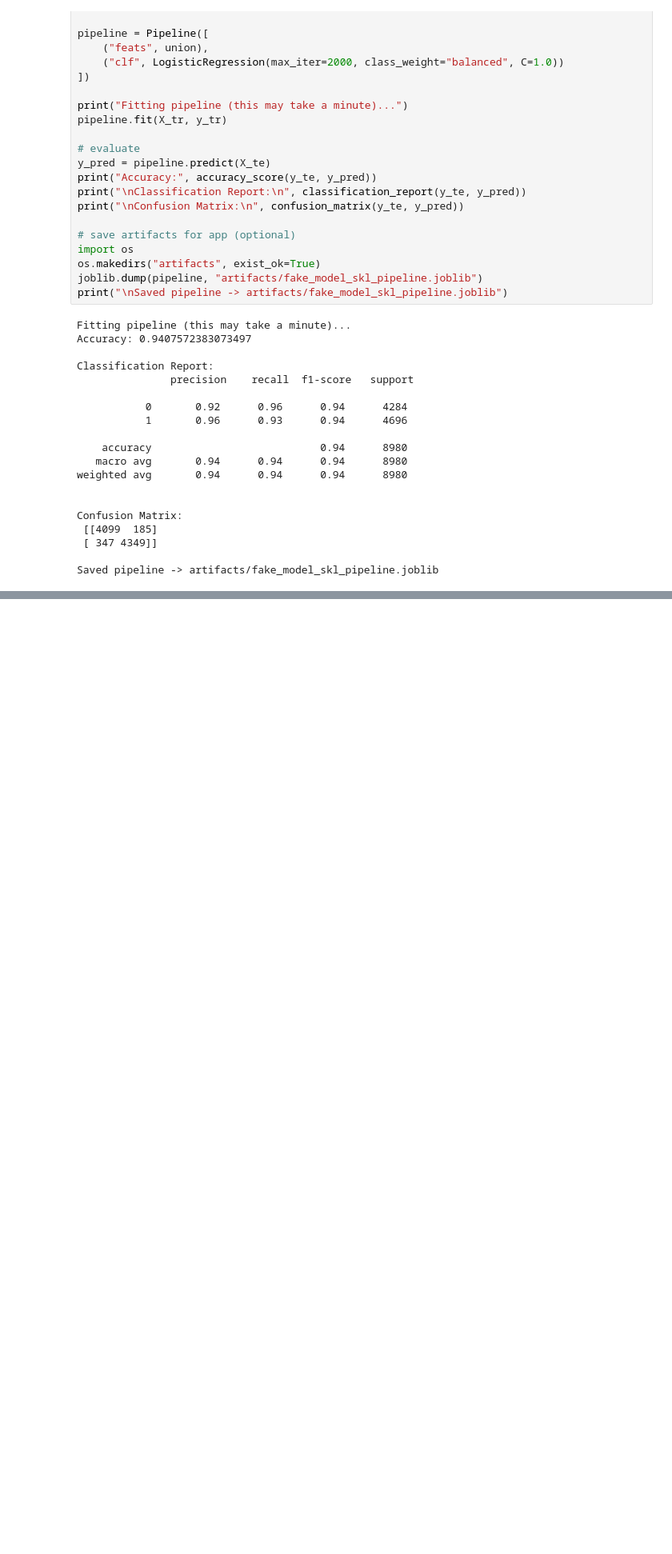
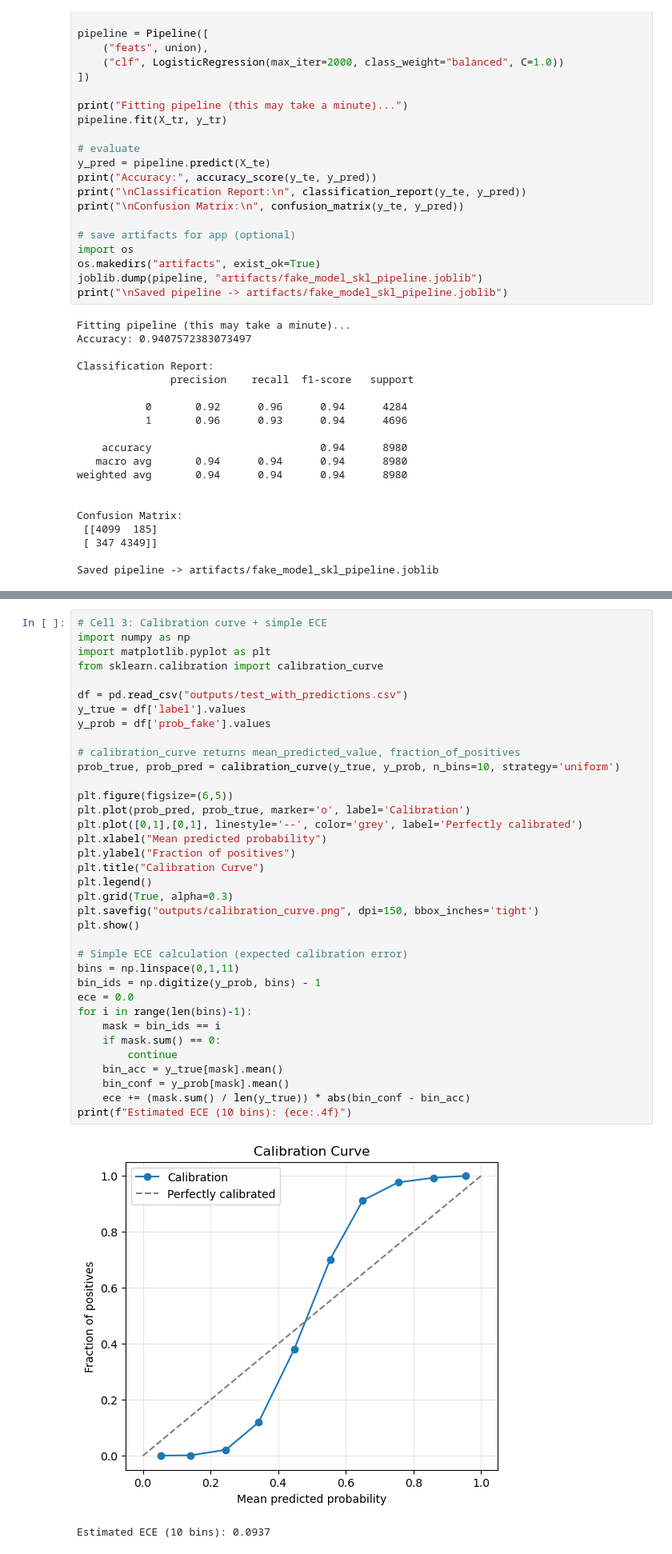
Before and after one commit to Datta2006/socialproject, a Jupyter notebook: Untitled1.ipynb, the cells around one changed output, grey strips where cells are left out. Shown at 80% size. Cells and saved outputs as stored; diff of their text form; blank space fills up the shorter version.

```diff
--- a/Untitled1.ipynb
+++ b/Untitled1.ipynb
@@ -597,0 +1812,39 @@ Saved pipeline -> artifacts/fake_model_skl_pipeline.joblib
+# %%
+# Cell 3: Calibration curve + simple ECE
+import numpy as np
+import matplotlib.pyplot as plt
+from sklearn.calibration import calibration_curve
+
+df = pd.read_csv("outputs/test_with_predictions.csv")
+y_true = df['label'].values
+y_prob = df['prob_fake'].values
+
+# calibration_curve returns mean_predicted_value, fraction_of_positives
+prob_true, prob_pred = calibration_curve(y_true, y_prob, n_bins=10, strategy='uniform')
+
+plt.figure(figsize=(6,5))
+plt.plot(prob_pred, prob_true, marker='o', label='Calibration')
+plt.plot([0,1],[0,1], linestyle='--', color='grey', label='Perfectly calibrated')
+plt.xlabel("Mean predicted probability")
+plt.ylabel("Fraction of positives")
+plt.title("Calibration Curve")
+plt.legend()
+plt.grid(True, alpha=0.3)
+plt.savefig("outputs/calibration_curve.png", dpi=150, bbox_inches='tight')
+plt.show()
+
+# Simple ECE calculation (expected calibration error)
+bins = np.linspace(0,1,11)
+bin_ids = np.digitize(y_prob, bins) - 1
+ece = 0.0
+for i in range(len(bins)-1):
+    mask = bin_ids == i
+    if mask.sum() == 0:
+        continue
+    bin_acc = y_true[mask].mean()
+    bin_conf = y_prob[mask].mean()
+    ece += (mask.sum() / len(y_true)) * abs(bin_conf - bin_acc)
+print(f"Estimated ECE (10 bins): {ece:.4f}")
+# %% [output]
+[figure, added]
+Estimated ECE (10 bins): 0.0937
```
Also changed, not shown: parts of 28 cells of this notebook, 14 other files.
